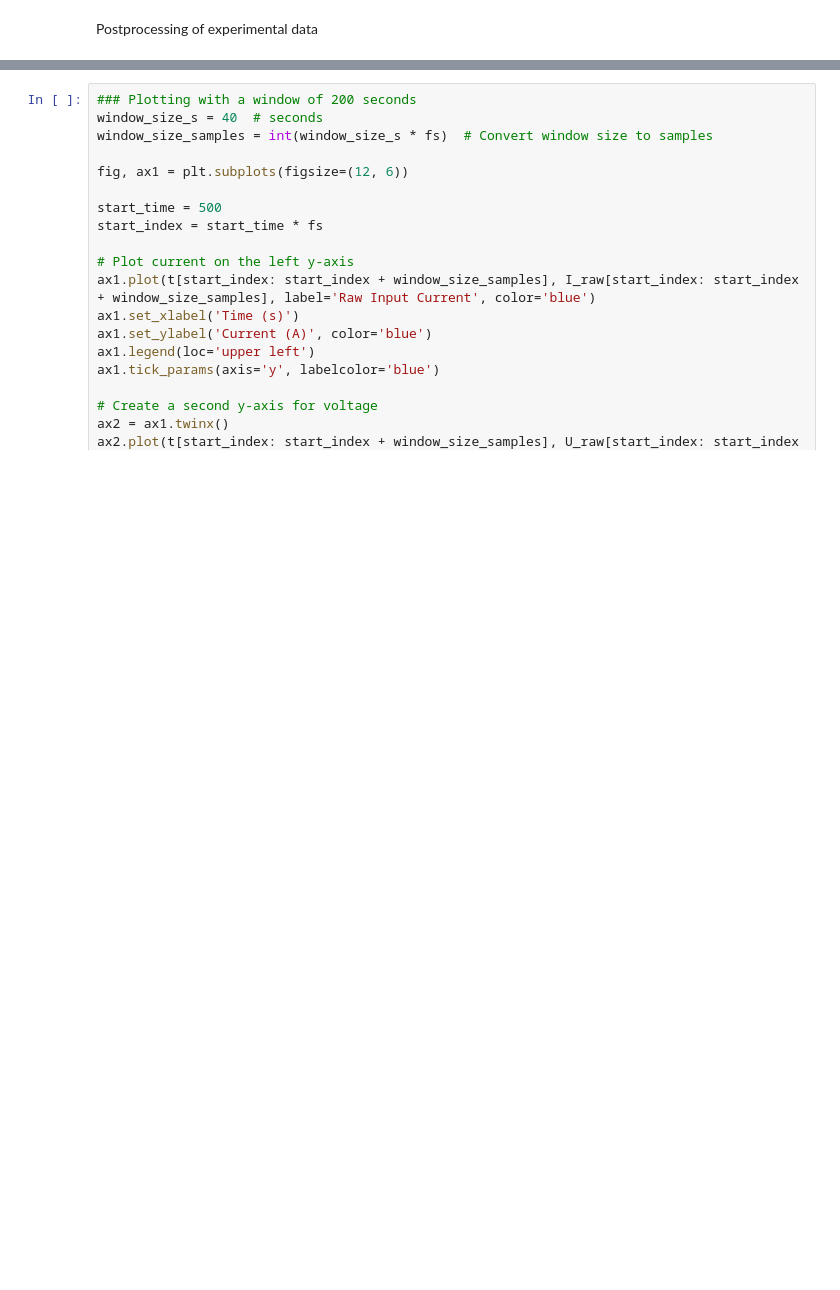
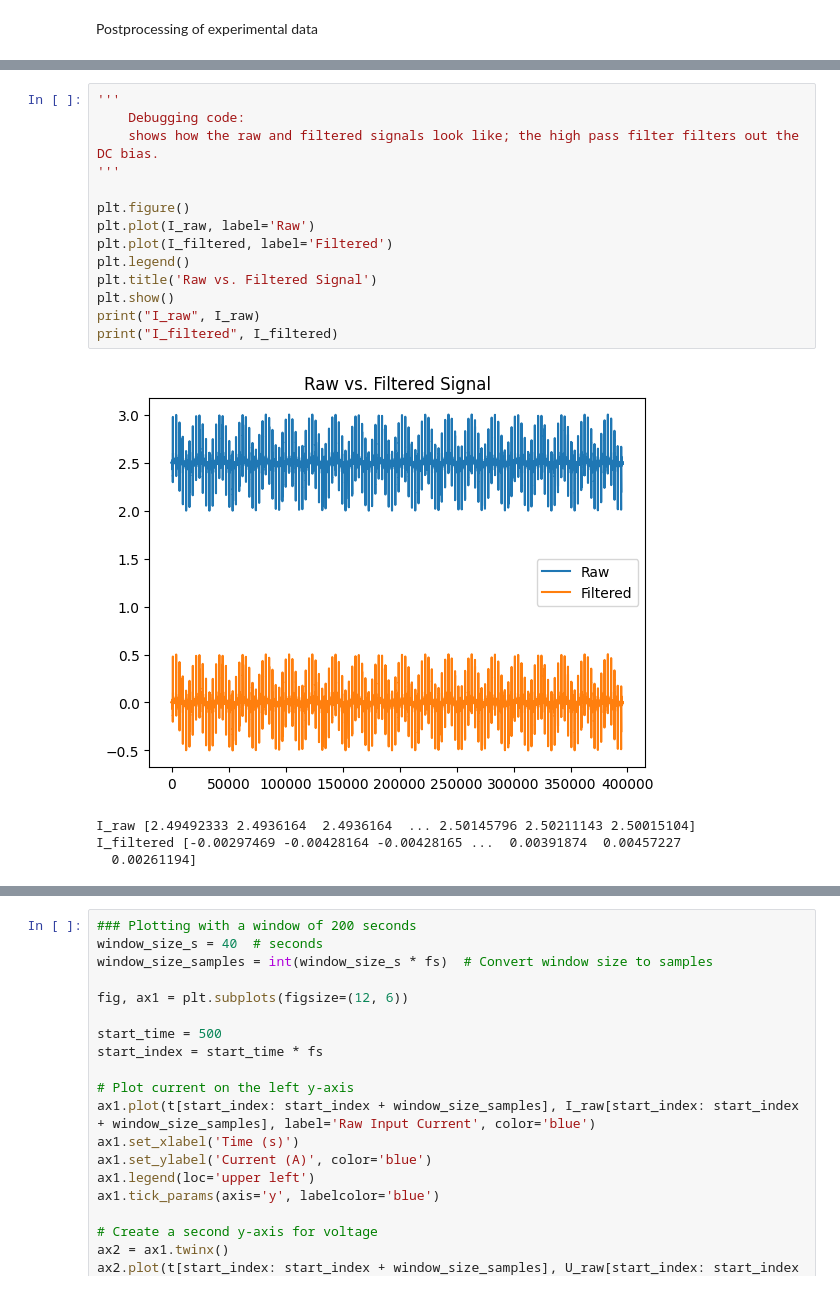
Before and after one commit to LkBong/BaSyTec-CCSM, a Jupyter notebook: CCSM_postprocessing_lowres.ipynb, the cells around one changed output, grey strips where cells are left out. Saved outputs shown, nothing was run; the diff lists cells and outputs as text; blank space fills up the shorter version.

```diff
--- a/CCSM_postprocessing_lowres.ipynb
+++ b/CCSM_postprocessing_lowres.ipynb
@@ -150,0 +179,19 @@ U_fft_values (imaginary part): [0. 0. 0. ... 0. 0. 0.]
+# %%
+'''
+    Debugging code:
+    shows how the raw and filtered signals look like; the high pass filter filters out the DC bias.
+'''
+
+plt.figure()
+plt.plot(I_raw, label='Raw')
+plt.plot(I_filtered, label='Filtered')
+plt.legend()
+plt.title('Raw vs. Filtered Signal')
+plt.show()
+print("I_raw", I_raw)
+print("I_filtered", I_filtered)
+# %% [output]
+[figure, added]
+I_raw [2.49492333 2.4936164  2.4936164  ... 2.50145796 2.50211143 2.50015104]
+I_filtered [-0.00297469 -0.00428164 -0.00428165 ...  0.00391874  0.00457227
+  0.00261194]
```
Also changed, not shown: parts of 6 cells of this notebook.
